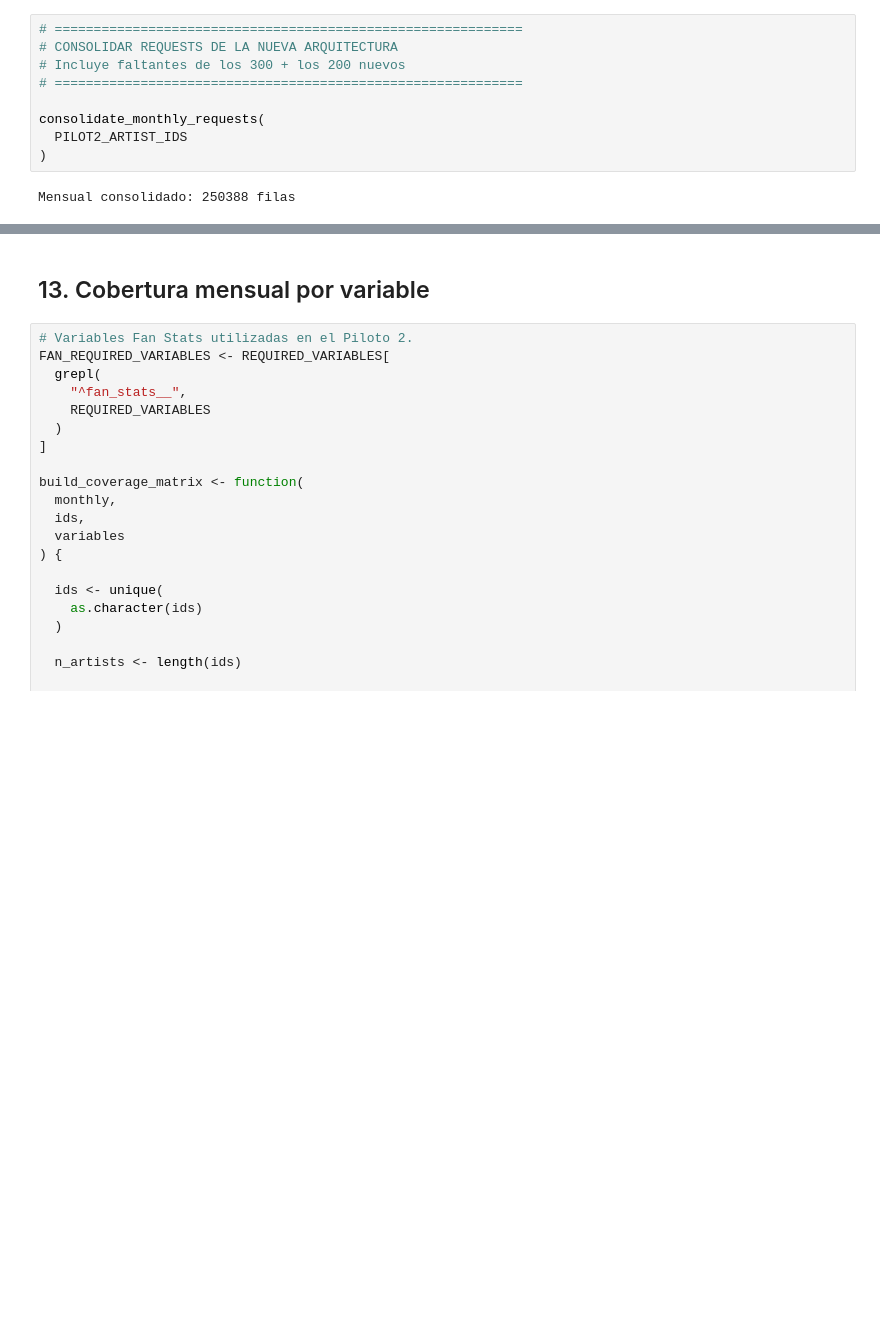
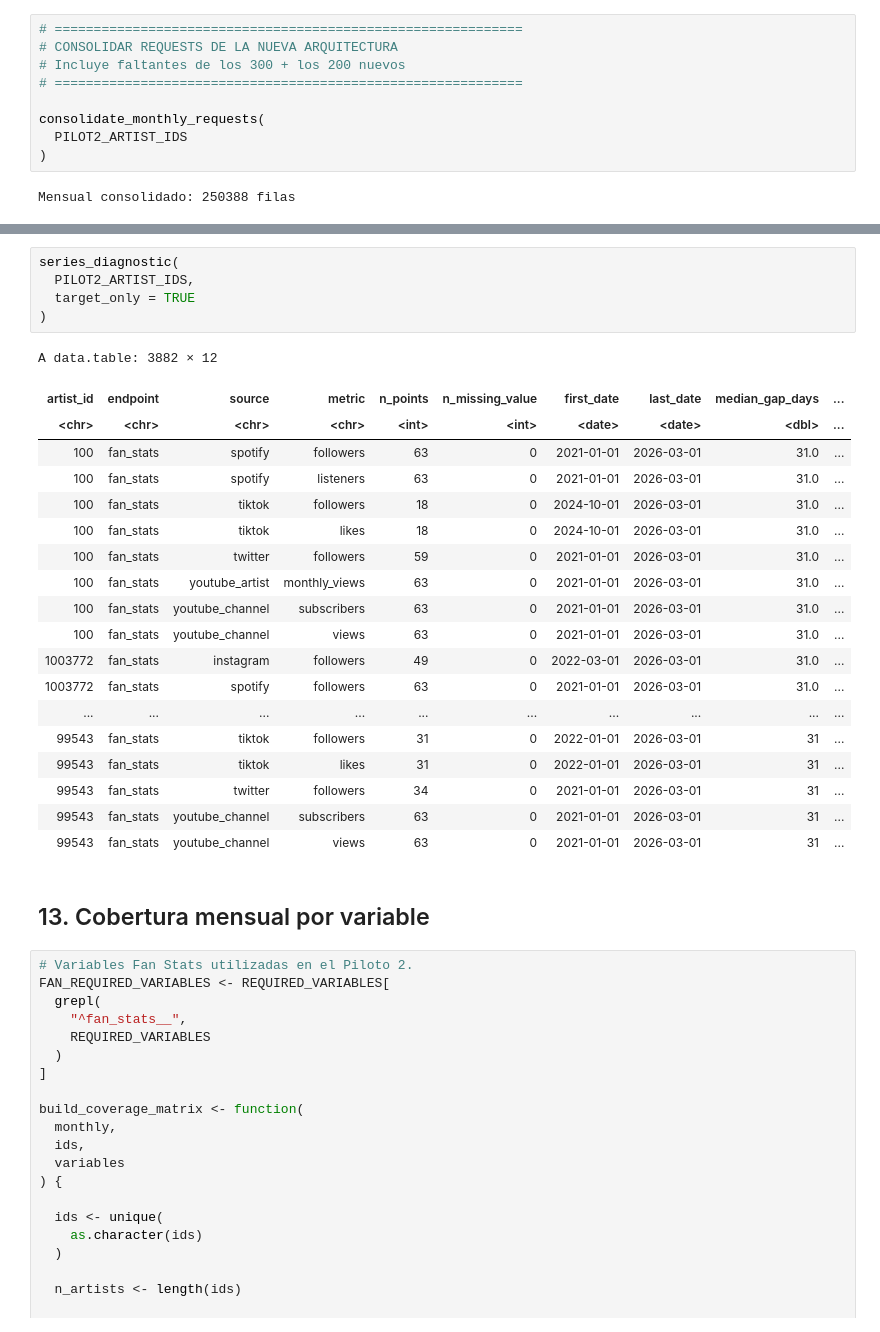
Before and after one commit to SilvanaBContreras/come_together_ST, a Jupyter notebook: chartmetric_pilotos_series_temporales_R.ipynb, the cells around one changed output, grey strips where cells are left out. Cells and saved outputs as stored; diff of their text form; blank space fills up the shorter version.

```diff
--- a/chartmetric_pilotos_series_temporales_R.ipynb
+++ b/chartmetric_pilotos_series_temporales_R.ipynb
@@ -4730,3 +4860,28 @@ A data.table: 6 × 13
+# %%
+series_diagnostic(
+  PILOT2_ARTIST_IDS,
+  target_only = TRUE
+)
+# %% [output]
+A data.table: 3882 × 12
+| artist_id | endpoint | source | metric | n_points | n_missing_value | first_date | last_date | median_gap_days | ... |
+| <chr> | <chr> | <chr> | <chr> | <int> | <int> | <date> | <date> | <dbl> | ... |
+| 100 | fan_stats | spotify | followers | 63 | 0 | 2021-01-01 | 2026-03-01 | 31.0 | ... |
+| 100 | fan_stats | spotify | listeners | 63 | 0 | 2021-01-01 | 2026-03-01 | 31.0 | ... |
+| 100 | fan_stats | tiktok | followers | 18 | 0 | 2024-10-01 | 2026-03-01 | 31.0 | ... |
+| 100 | fan_stats | tiktok | likes | 18 | 0 | 2024-10-01 | 2026-03-01 | 31.0 | ... |
+| 100 | fan_stats | twitter | followers | 59 | 0 | 2021-01-01 | 2026-03-01 | 31.0 | ... |
+| 100 | fan_stats | youtube_artist | monthly_views | 63 | 0 | 2021-01-01 | 2026-03-01 | 31.0 | ... |
+| 100 | fan_stats | youtube_channel | subscribers | 63 | 0 | 2021-01-01 | 2026-03-01 | 31.0 | ... |
+| 100 | fan_stats | youtube_channel | views | 63 | 0 | 2021-01-01 | 2026-03-01 | 31.0 | ... |
+| 1003772 | fan_stats | instagram | followers | 49 | 0 | 2022-03-01 | 2026-03-01 | 31.0 | ... |
+| 1003772 | fan_stats | spotify | followers | 63 | 0 | 2021-01-01 | 2026-03-01 | 31.0 | ... |
+| ... | ... | ... | ... | ... | ... | ... | ... | ... | ... |
+| 99543 | fan_stats | tiktok | followers | 31 | 0 | 2022-01-01 | 2026-03-01 | 31 | ... |
+| 99543 | fan_stats | tiktok | likes | 31 | 0 | 2022-01-01 | 2026-03-01 | 31 | ... |
+| 99543 | fan_stats | twitter | followers | 34 | 0 | 2021-01-01 | 2026-03-01 | 31 | ... |
+| 99543 | fan_stats | youtube_channel | subscribers | 63 | 0 | 2021-01-01 | 2026-03-01 | 31 | ... |
+| 99543 | fan_stats | youtube_channel | views | 63 | 0 | 2021-01-01 | 2026-03-01 | 31 | ... |
 # %% [markdown]
 ## 13. Cobertura mensual por variable
 # %%
```
Also changed, not shown: parts of 49 cells of this notebook.
